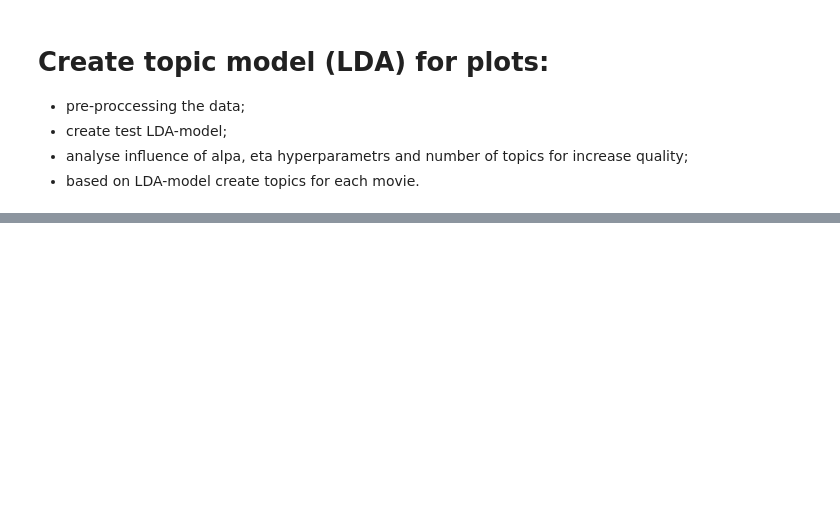
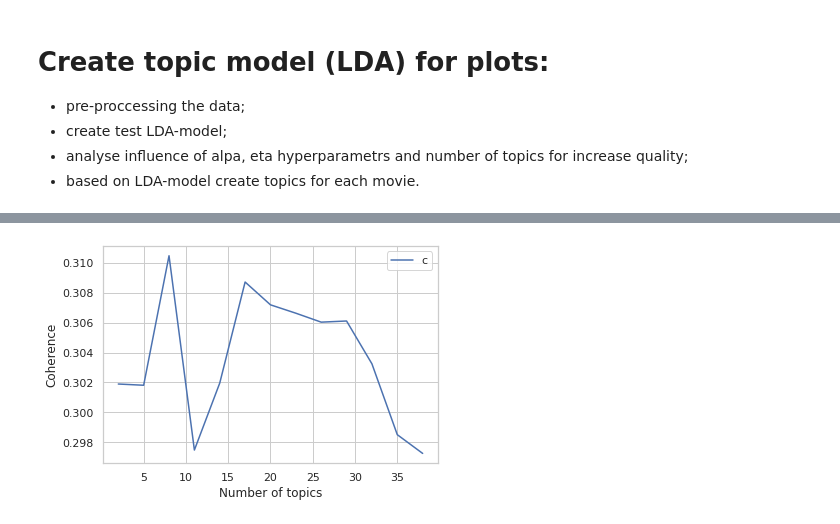
Before and after one commit to ptfrwrd/Explore-movies-and-REC, a Jupyter notebook: Explore_movies_Kaggle.ipynb, the cells around one changed output, grey strips where cells are left out. Drawn from its saved outputs; the diff is of its cells as text; code cells hidden in the pictures; blank space fills up the shorter version.

Commit message:
add LDA-model

```diff
--- a/Explore_movies_Kaggle.ipynb
+++ b/Explore_movies_Kaggle.ipynb
@@ -369,3 +355,9 @@ merge_data.head()
+# %%
+def sent_to_words(sentences):
+    for sentence in sentences:
+        yield(gensim.utils.simple_preprocess(str(sentence), deacc=True))
+
+plots_words = list(sent_to_words(merge_data['plot']))
 # %%
 from gensim.models import Phrases
 from gensim.models.phrases import Phraser
@@ -415,0 +419,40 @@ def process_words(text, allowed_postags=['NOUN', 'ADJ', 'VERB', 'ADV']):
+# %%
+# Remove Stop Words
+plots_words_nostops = remove_stopwords(plots_words)
+
+# Form Bigrams
+plots_words_bigrams = make_bigrams(plots_words_nostops)
+
+# Do lemmatization keeping only noun, adj, vb, adv
+plots_lemmatized = lemmatization(plots_words_bigrams, allowed_postags=['NOUN', 'ADJ', 'VERB', 'ADV'])
+# Remove stop words again
+plots_lemmatized = remove_stopwords(plots_lemmatized)
+# %%
+id2word = corpora.Dictionary(plots_lemmatized)
+texts = plots_lemmatized
+corpus = [id2word.doc2bow(text) for text in texts]
+# %%
+from gensim.models.ldamulticore import LdaMulticore
+
+def calc_coherence_values(dictionary, corpus, texts, limit, start = 2, step = 2):
+    coherence_values = []
+    model_list = []
+    for num_topics in range(start, limit, step):
+          model = LdaMulticore(corpus=corpus,id2word = dictionary, num_topics = num_topics, eta = 0.001, random_state=123)
+          model_list.append(model)
+          coherencemodel = CoherenceModel(model = model, texts = texts, dictionary = dictionary, coherence = 'c_v')
+          coherence_values.append(coherencemodel.get_coherence())
+    return model_list, coherence_values
+
+
+model_list, coherence_values = calc_coherence_values(dictionary = id2word, corpus = corpus, texts = texts, start = 2, limit = 41, step = 3)
+# %%
+limit, start, step = 41, 2, 3
+x = range(start, limit, step)
+plt.plot(x, coherence_values)
+plt.xlabel("Number of topics")
+plt.ylabel("Coherence")
+plt.legend(("coherence_values"), loc='best')
+plt.show()
+# %% [output]
+[figure, added]
```
Also changed, not shown: parts of 19 cells of this notebook.
